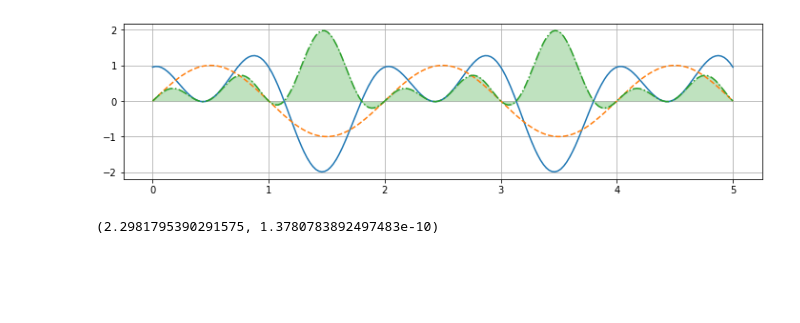
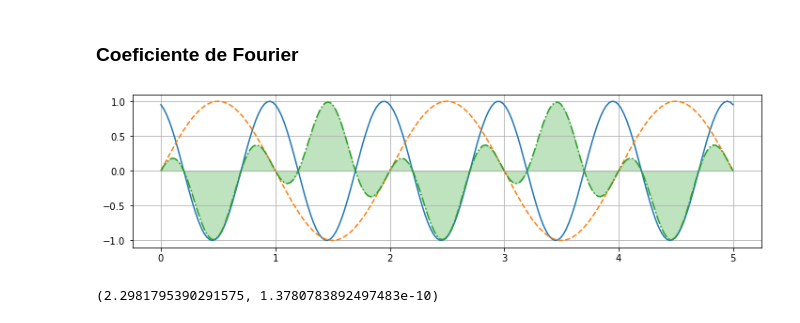
Before and after one commit to gdcs92/math-demos, a Jupyter notebook: fourier_coefficients.ipynb, the cells around one changed output. Cells and saved outputs as stored; diff of their text form; code cells hidden in the pictures; blank space fills up the shorter version.

```diff
--- a/fourier_coefficients.ipynb
+++ b/fourier_coefficients.ipynb
@@ -31,24 +76,30 @@ plt.show()
+# %% [markdown]
+### Coeficiente de Fourier
 # %%
+X = np.linspace(0, 5, 200)
+
+f = lambda x: sin(x, 1, 0.3)
+
 # g = lambda x: sin(x, 1, 0)
 # g = lambda x: sin(x, 1, 0.55)
 g = lambda x: sin(x, 0.5, 0)
 
 h = lambda x: g(x) * f(x)
 
 show_product = True
 
 plt.subplots(figsize=(12, 3))
 plt.plot(X, f(X), '-')
 plt.plot(X, g(X), '--')
 
 if show_product:
     plt.plot(X, h(X), '-.', color='C02')
     plt.fill_between(X, 0, h(X), color='C02', alpha=0.3)
 
 plt.grid()
 plt.show()
 # %% [output]
-[figure, old version]
+[figure, new version]
 # %%
 import scipy.integrate as integrate
 
```
Also changed, not shown: parts of 8 cells of this notebook.
